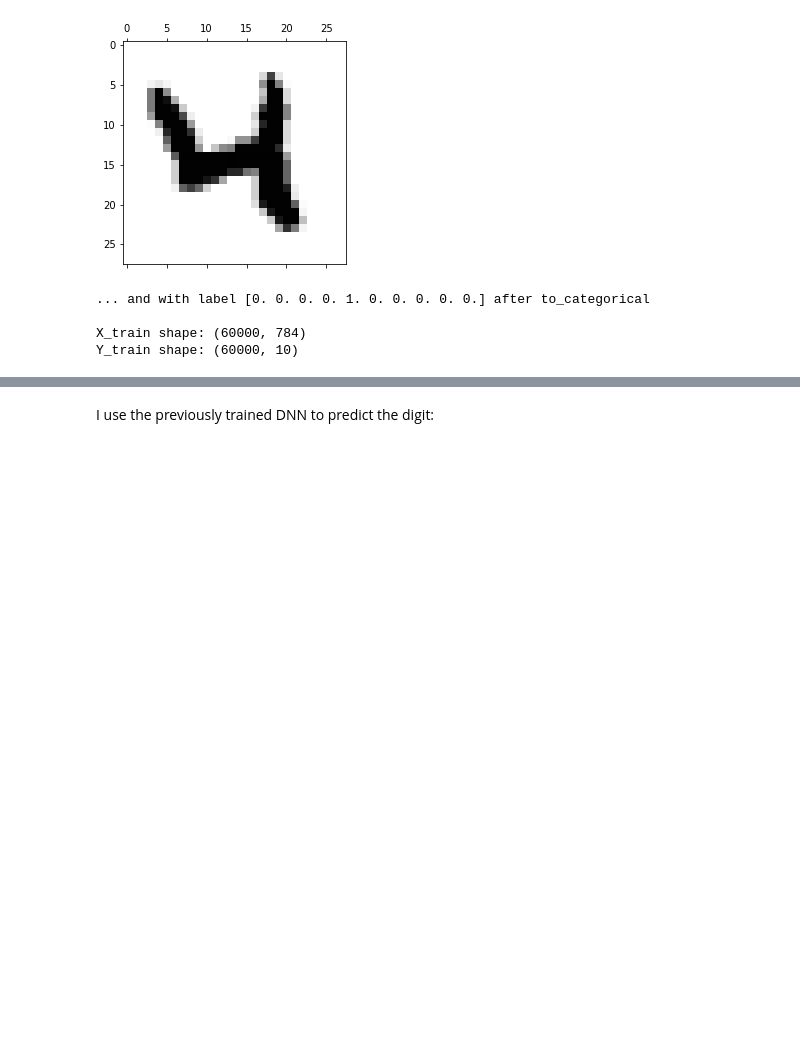
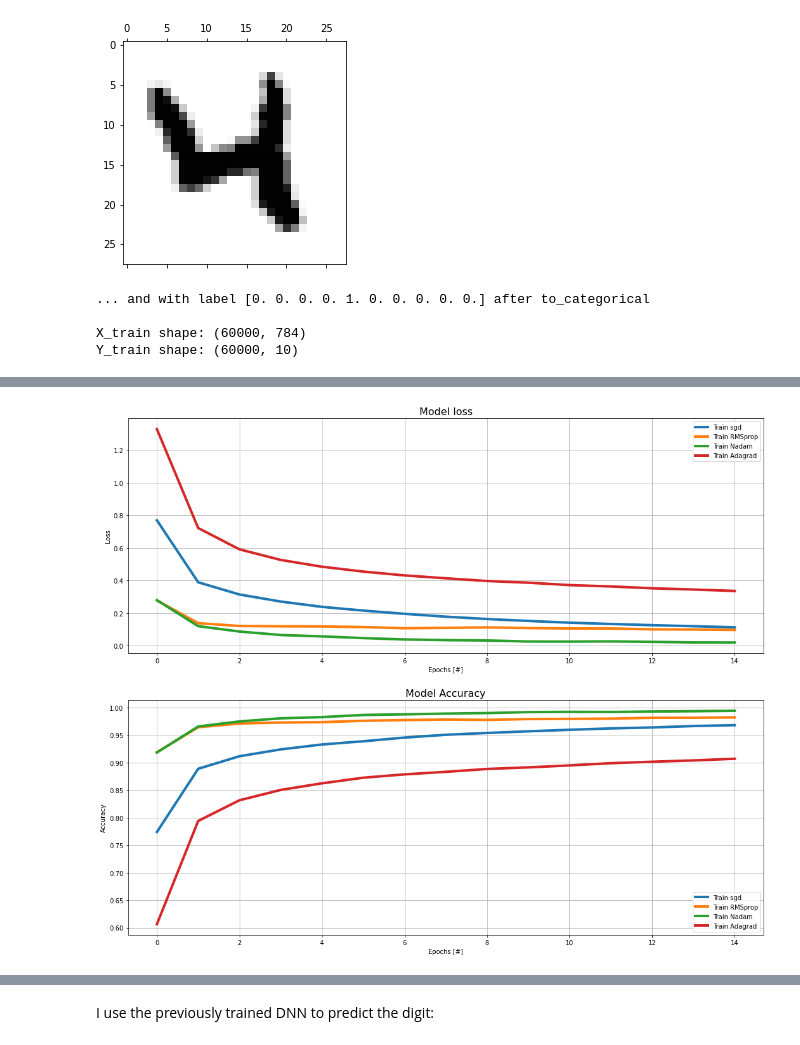
Before and after one commit to eddbell/NSL, a Jupyter notebook: Lezione 12/exercise12.ipynb, the cells around one changed output, grey strips where cells are left out. Cells and saved outputs as stored; diff of their text form; code cells hidden in the pictures; blank space fills up the shorter version.

```diff
--- a/Lezione 12/exercise12.ipynb
+++ b/Lezione 12/exercise12.ipynb
@@ -142,0 +181,26 @@ Dropout, during testing, turns itself off and allows all of the ‘weak classifi
+# %%
+# look into training history
+plt.subplots(figsize=(18,15))
+plt.subplot(2,1,1)
+for i in range(len(optimizers)):
+    plt.plot(losses[i],linewidth = 4,label=f"Train {optimizers[i]}")
+    #plt.plot(val_losses[i],linewidth = 4,label=f"Validation {optimizers[i]}")
+plt.title('Model loss', fontsize=16)
+plt.grid()
+plt.ylabel('Loss')
+plt.xlabel('Epochs [#]')
+plt.legend( loc='best')
+
+# summarize history for loss
+plt.subplot(2,1,2)
+plt.title('Model Accuracy', fontsize=16)
+for i in range(len(optimizers)):
+    plt.plot(accs[i],linewidth = 4,label=f"Train {optimizers[i]}")
+    #plt.plot(val_accs[i],linewidth = 4,label=f"Validation {optimizers}")
+plt.ylabel('Accuracy')
+plt.xlabel('Epochs [#]')
+plt.grid()
+plt.legend( loc='best')
+plt.show()
+# %% [output]
+[figure, added]
```
Also changed, not shown: parts of 53 cells of this notebook, 22 other files.
